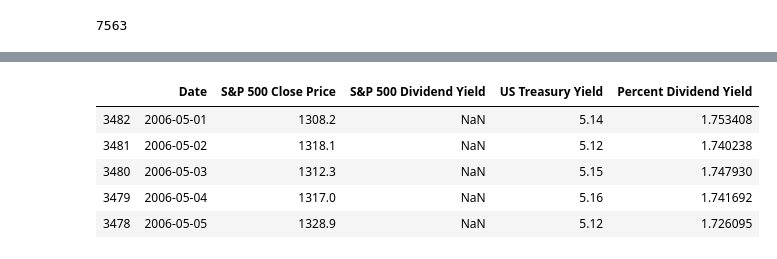
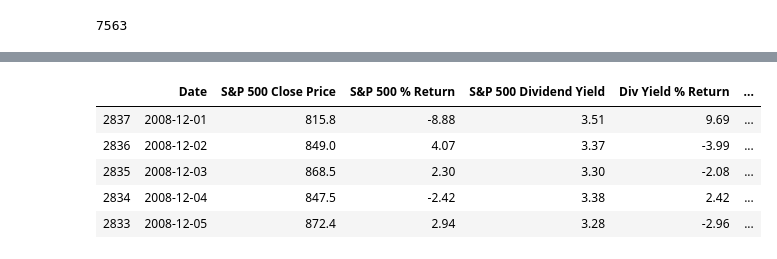
Before and after one commit to benji0815/Economic-Downturn-Data-Analysis, a Jupyter notebook: dev/gary/Untitled.ipynb, the cells around one changed output, grey strips where cells are left out. Saved outputs shown, nothing was run; the diff lists cells and outputs as text; code cells hidden in the pictures.

```diff
--- a/dev/gary/Untitled.ipynb
+++ b/dev/gary/Untitled.ipynb
@@ -165,0 +144,31 @@ sp_500_futures_vs_div_df_sorted.head(50)
+# %%
+sp_500_futures_vs_div_df_sorted["S&P 500 Dividend Yield"] = total_yield_list
+
+sp500_percent_return = []
+sp500_div_yield_return = []
+treas_yield_return = []
+
+previous_price = 325.20
+previous_div_yield = 3.28
+previous_treas_yield = 8.51
+
+for index, row in sp_500_futures_vs_div_df_sorted.iterrows():
+    price_row = row["S&P 500 Close Price"]
+    div_yield_row = row["S&P 500 Dividend Yield"]
+    treas_yield_row = row["US Treasury Yield"]
+
+    daily_return_sp500 = (price_row - previous_price) / previous_price * 100
+    sp500_percent_return.append(round(daily_return_sp500, 2))
+    previous_price = price_row
+
+    daily_return_div_yield = (div_yield_row - previous_div_yield) / previous_div_yield * 100
+    sp500_div_yield_return.append(round(daily_return_div_yield, 2))
+    previous_div_yield = div_yield_row
+
+    daily_return_treas_yield = (treas_yield_row - previous_treas_yield) / previous_treas_yield * 100
+    treas_yield_return.append(round(daily_return_treas_yield, 2))
+    previous_treas_yield = treas_yield_row
+
+print(len(sp500_percent_return))
+print(len(sp500_div_yield_return))
+print(len(treas_yield_return))
@@ -165,0 +179,8 @@ sp_500_futures_vs_div_df_sorted.head(50)
+# %%
+sp_500_futures_vs_div_df_sorted["S&P 500 Dividend Yield"] = total_yield_list
+
+sp_500_futures_vs_div_df_sorted.insert(2, "S&P 500 % Return", sp500_percent_return)
+sp_500_futures_vs_div_df_sorted.insert(4, "Div Yield % Return", sp500_div_yield_return)
+sp_500_futures_vs_div_df_sorted.insert(6, "Treasury Yield % Return", treas_yield_return)
+
+sp_500_futures_vs_div_df_sorted.head(5)
@@ -167,14 +195,14 @@ sp_500_futures_vs_div_df_sorted.head(50)
 #sp_500_futures_vs_div_df_sorted = pd.merge(sp_500_futures_vs_div_df_sorted, us_yield_curve_df, on="Date", how="inner")
 #sp_500_futures_vs_div_df_sorted.head()
 # %%
-sp_500_futures_vs_div_2000_df = sp_500_futures_vs_div_df_sorted.loc[(sp_500_futures_vs_div_df_sorted["Date"] >= "2006-04-30")
-                                               & (sp_500_futures_vs_div_df_sorted["Date"] <= "2010-02-28")]
+sp_500_futures_vs_div_2000_df = sp_500_futures_vs_div_df_sorted.loc[(sp_500_futures_vs_div_df_sorted["Date"] >= "2008-11-30")
+                                               & (sp_500_futures_vs_div_df_sorted["Date"] <= "2009-02-28")]
 #yields_monthly_2008_df = yields_monthly_df.loc[yields_monthly_df["Date"] <= "2000-07-31", :]
 sp_500_futures_vs_div_2000_df.head(5)
 # %% [output]
-|  | Date | S&P 500 Close Price | S&P 500 Dividend Yield | US Treasury Yield | Percent Dividend Yield |
-| 3482 | 2006-05-01 | 1308.2 | NaN | 5.14 | 1.753408 |
-| 3481 | 2006-05-02 | 1318.1 | NaN | 5.12 | 1.740238 |
-| 3480 | 2006-05-03 | 1312.3 | NaN | 5.15 | 1.747930 |
-| 3479 | 2006-05-04 | 1317.0 | NaN | 5.16 | 1.741692 |
-| 3478 | 2006-05-05 | 1328.9 | NaN | 5.12 | 1.726095 |
+|  | Date | S&P 500 Close Price | S&P 500 % Return | S&P 500 Dividend Yield | Div Yield % Return | ... |
+| 2837 | 2008-12-01 | 815.8 | -8.88 | 3.51 | 9.69 | ... |
+| 2836 | 2008-12-02 | 849.0 | 4.07 | 3.37 | -3.99 | ... |
+| 2835 | 2008-12-03 | 868.5 | 2.30 | 3.30 | -2.08 | ... |
+| 2834 | 2008-12-04 | 847.5 | -2.42 | 3.38 | 2.42 | ... |
+| 2833 | 2008-12-05 | 872.4 | 2.94 | 3.28 | -2.96 | ... |
```
Also changed, not shown: parts of 6 cells of this notebook, 1 other file.
